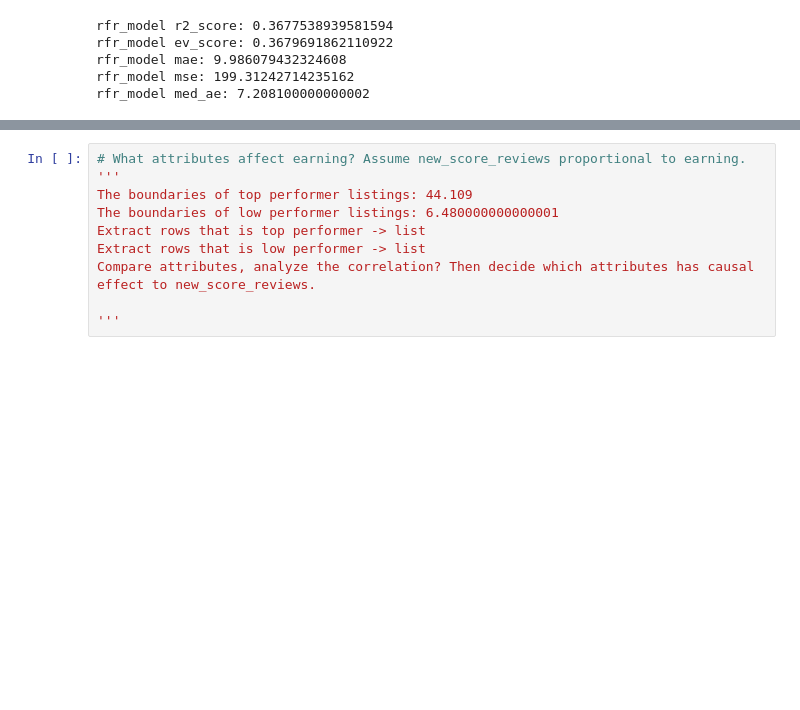
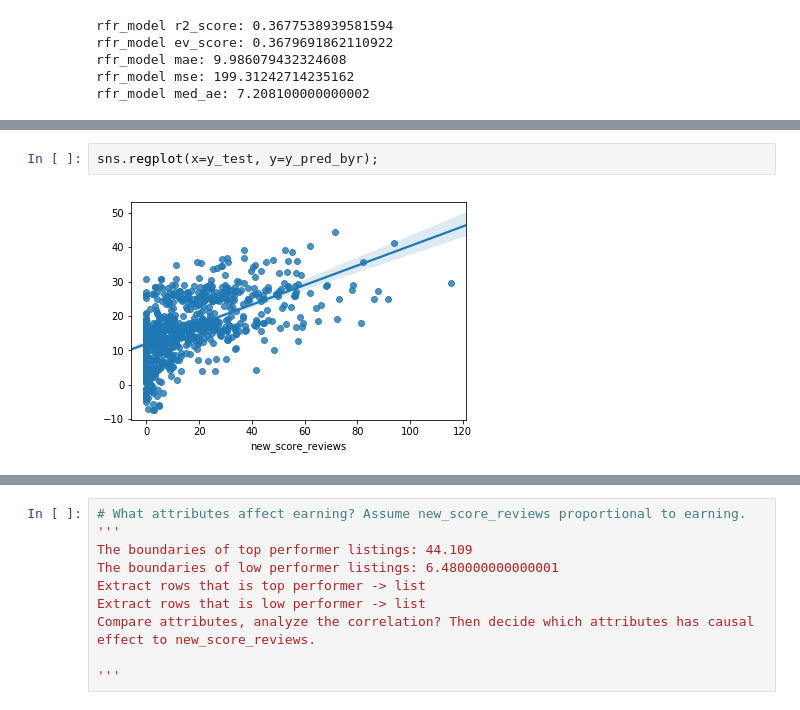
Before and after one commit to tonyman316/Become_a_Top_Airbnb_Earner, a Jupyter notebook: seattle_airbnb_top_earner.ipynb, the cells around one changed output, grey strips where cells are left out. Saved outputs shown, nothing was run; the diff lists cells and outputs as text; blank space fills up the shorter version.

```diff
--- a/seattle_airbnb_top_earner.ipynb
+++ b/seattle_airbnb_top_earner.ipynb
@@ -629,0 +643,4 @@ rfr_model med_ae: 7.208100000000002
+# %%
+sns.regplot(x=y_test, y=y_pred_byr);
+# %% [output]
+[figure, added]
```
Also changed, not shown: parts of 12 cells of this notebook.
